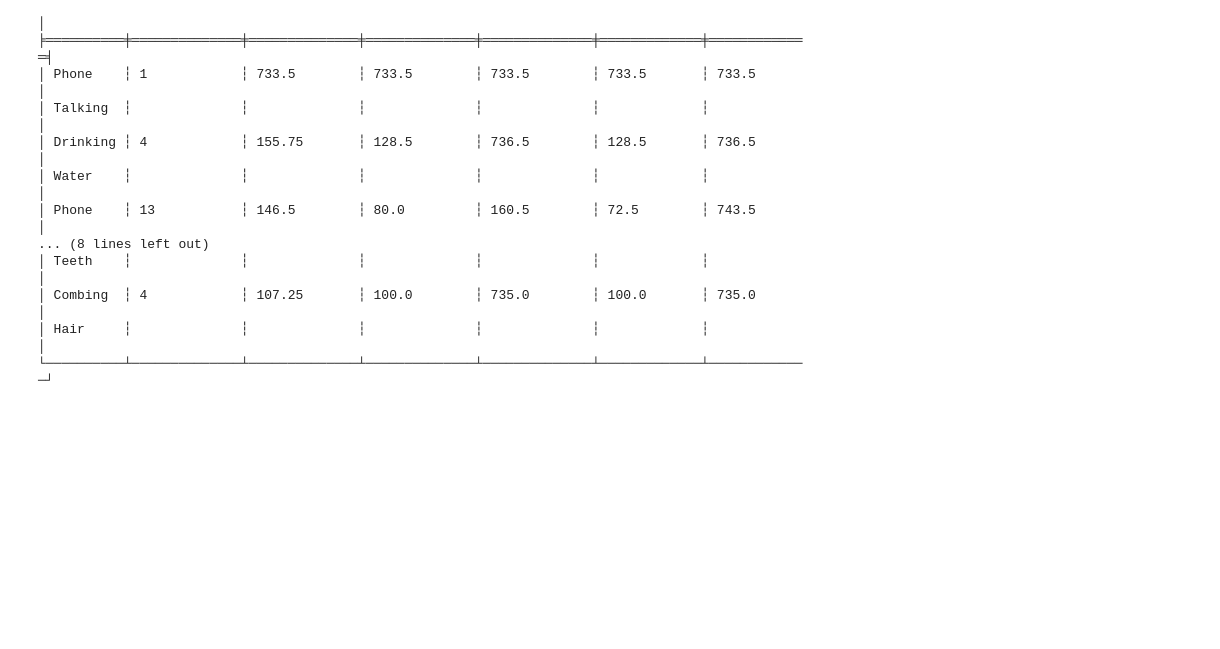
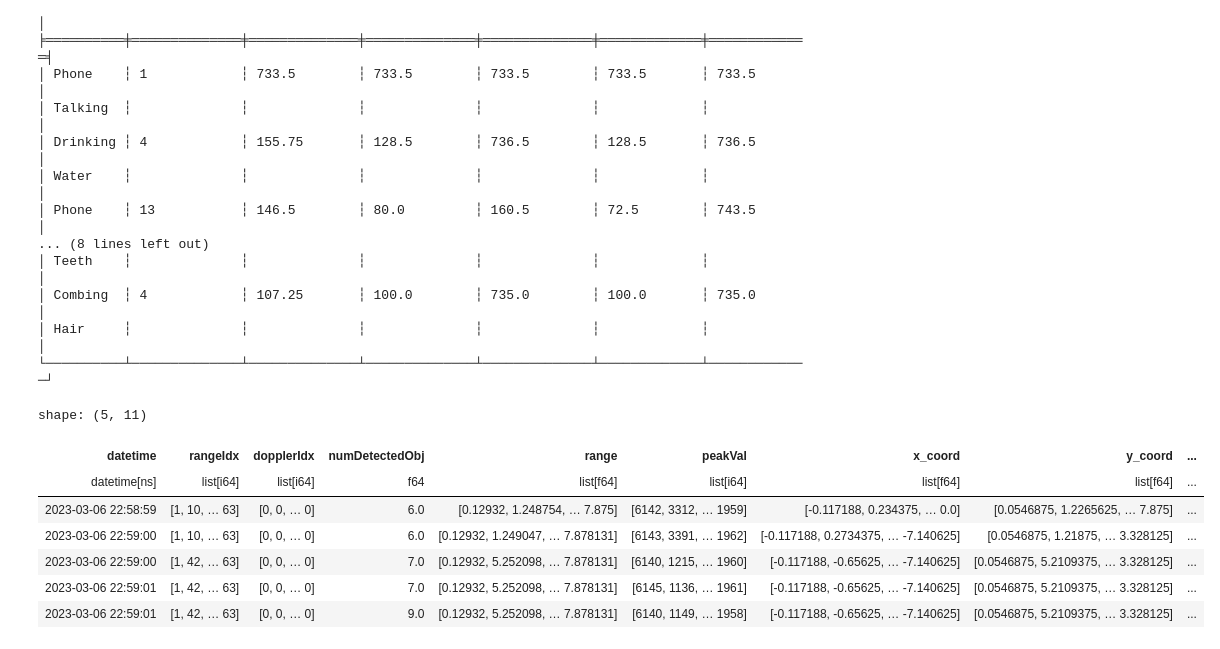
Before and after one commit to ngadhvi/mmDoppler, a Jupyter notebook: notebooks/02_analyze.ipynb, the cells around one changed output. Saved outputs shown, nothing was run; the diff lists cells and outputs as text; code cells hidden in the pictures; blank space fills up the shorter version.

```diff
--- a/notebooks/02_analyze.ipynb
+++ b/notebooks/02_analyze.ipynb
@@ -119,3 +119,14 @@ shape: (9, 7)
 │ Combing  ┆ 4            ┆ 107.25       ┆ 100.0        ┆ 735.0        ┆ 100.0       ┆ 735.0       │
 │ Hair     ┆              ┆              ┆              ┆              ┆             ┆             │
 └──────────┴──────────────┴──────────────┴──────────────┴──────────────┴─────────────┴─────────────┘
+# %%
+micro_df.head()
+# %% [output]
+shape: (5, 11)
+| datetime | rangeIdx | dopplerIdx | numDetectedObj | range | peakVal | x_coord | y_coord | ... |
+| datetime[ns] | list[i64] | list[i64] | f64 | list[f64] | list[i64] | list[f64] | list[f64] | ... |
+| 2023-03-06 22:58:59 | [1, 10, … 63] | [0, 0, … 0] | 6.0 | [0.12932, 1.248754, … 7.875] | [6142, 3312, … 1959] | [-0.117188, 0.234375, … 0.0] | [0.0546875, 1.2265625, … 7.875] | ... |
+| 2023-03-06 22:59:00 | [1, 10, … 63] | [0, 0, … 0] | 6.0 | [0.12932, 1.249047, … 7.878131] | [6143, 3391, … 1962] | [-0.117188, 0.2734375, … -7.140625] | [0.0546875, 1.21875, … 3.328125] | ... |
+| 2023-03-06 22:59:00 | [1, 42, … 63] | [0, 0, … 0] | 7.0 | [0.12932, 5.252098, … 7.878131] | [6140, 1215, … 1960] | [-0.117188, -0.65625, … -7.140625] | [0.0546875, 5.2109375, … 3.328125] | ... |
+| 2023-03-06 22:59:01 | [1, 42, … 63] | [0, 0, … 0] | 7.0 | [0.12932, 5.252098, … 7.878131] | [6145, 1136, … 1961] | [-0.117188, -0.65625, … -7.140625] | [0.0546875, 5.2109375, … 3.328125] | ... |
+| 2023-03-06 22:59:01 | [1, 42, … 63] | [0, 0, … 0] | 9.0 | [0.12932, 5.252098, … 7.878131] | [6140, 1149, … 1958] | [-0.117188, -0.65625, … -7.140625] | [0.0546875, 5.2109375, … 3.328125] | ... |
```
Also changed, not shown: parts of 1 cell of this notebook, 1 other file.
